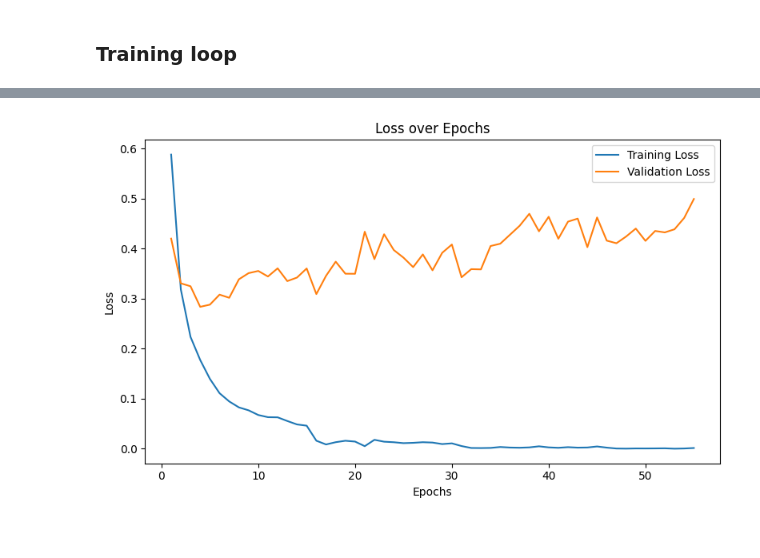
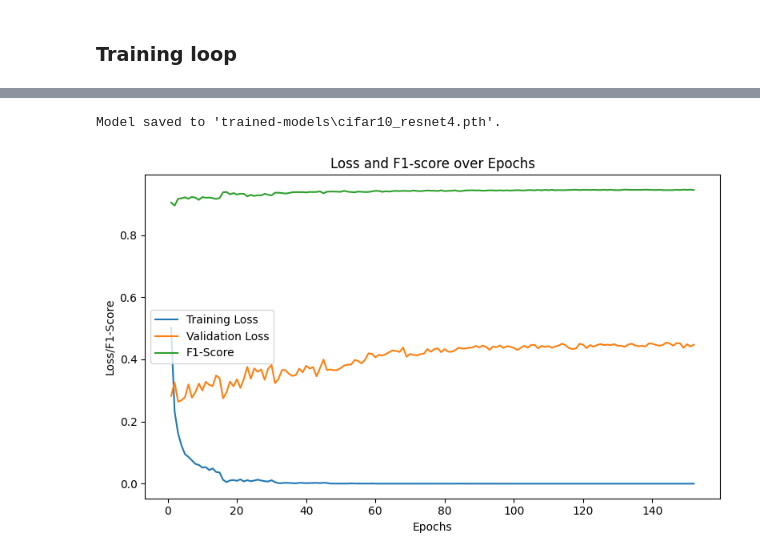
Before and after one commit to SnowdasNeves/wildlife-image-classifier, a Jupyter notebook: cifar10_resnet.ipynb, the cells around one changed output, grey strips where cells are left out. Cells and saved outputs as stored; diff of their text form; code cells hidden in the pictures.

Commit message:
trained final cifar only model

```diff
--- a/cifar10_resnet.ipynb
+++ b/cifar10_resnet.ipynb
@@ -82,7 +84,7 @@ resnet.fc = nn.Sequential(
 # %%
 model = resnet.to(device)
 
-learning_rate = 0.0005
+learning_rate = 0.0003
 
 criterion = nn.CrossEntropyLoss()
 # optimizer = optim.Adam(filter(lambda p: p.requires_grad, model.parameters()), lr=learning_rate)
@@ -91,9 +93,15 @@ scheduler = optim.lr_scheduler.StepLR(optimizer, step_size=15, gamma=0.5)
 # %% [markdown]
 ### Training loop
 # %%
+# Added f1-score evaluation and early stopping
 num_epochs = 200
+
 train_losses = []
 val_losses = []
+f1_scores = []
+
+best_val_f1 = 0
+patience = 20  # Number of epochs to wait for f1-score improvement before early stopping
 
 for epoch in range(1, num_epochs + 1):
     model.train()
@@ -116,6 +124,8 @@ for epoch in range(1, num_epochs + 1):
 
     model.eval()
     val_running_loss = 0.0
+    all_val_preds = []
+    all_val_labels = []
 
     with torch.no_grad():
         for inputs, labels in valloader:
@@ -126,14 +136,33 @@ for epoch in range(1, num_epochs + 1):
 
             val_running_loss += loss.item() * inputs.size(0)
 
+            _, preds = torch.max(outputs, 1)
+            all_val_preds.extend(preds.cpu().numpy())
+            all_val_labels.extend(labels.cpu().numpy())
+
     epoch_val_loss = val_running_loss / len(valloader.dataset)
     val_losses.append(epoch_val_loss)
 
+    epoch_val_f1 = f1_score(all_val_labels, all_val_preds, average='weighted')
+    f1_scores.append(epoch_val_f1)
+
     if epoch % 10 == 0:
-        print(f"Epoch [{epoch}/{num_epochs}], Training Loss: {epoch_loss:.6f}, Validation Loss: {epoch_val_loss:.6f}")
+        print(f"Epoch [{epoch}/{num_epochs}], Training Loss: {epoch_loss:.6f}, Validation Loss: {epoch_val_loss:.6f}, Validation F1-Score: {epoch_val_f1:.4f}")
 
-    if epoch > 75:
-        if np.mean(train_losses[-20:]) - train_losses[-1] < 0.0002 or val_losses[-1] - np.mean(val_losses) > 0.3:
-            print(f"Early stopping at epoch [{epoch}/{num_epochs}] due to minimal training loss decrease. Final training loss: {epoch_loss:.6f}, Final validation loss: {epoch_val_loss:.6f}")
+    if epoch > 50:
+        if epoch_val_f1 > best_val_f1:
+            best_val_f1 = epoch_val_f1
+            no_improvement_epochs = 0
+        else:
+            no_improvement_epochs += 1
+            if no_improvement_epochs >= patience:
+                print(f"\n*Early stopping triggered: no improvement in validation F1-Score for {patience} consecutive epochs.*")
+                print(f"Epoch [{epoch}/{num_epochs}], Final Training Loss: {epoch_loss:.6f}, Final Validation Loss: {epoch_val_loss:.6f}, Final Validation F1-Score: {epoch_val_f1:.4f}")
+                break
+
+        # if val_losses[-1] - np.mean(val_losses) > 0.2:
+        if epoch_val_loss > 0.7:
+            print("\n*Early stopping triggered: validation loss increase above threshold.*")
+            print(f"Epoch [{epoch}/{num_epochs}], Final training loss: {epoch_loss:.6f}, Final validation loss: {epoch_val_loss:.6f}")
             break
 # %% [output]
@@ -218,24 +187,27 @@ Epoch [61/200], Final Training Loss: 0.000711, Final Validation Loss: 0.461676,
 # %%
 trained_models_dir = 'trained-models'
-model_name = 'cifar10_resnet3.pth'
+model_name = 'cifar10_resnet4.pth'
 
 os.makedirs(trained_models_dir, exist_ok=True)  # Create folder if it doesn't exist
 
 torch.save(model.state_dict(), os.path.join(trained_models_dir, model_name))
 
 print(f"Model saved to '{os.path.join(trained_models_dir, model_name)}'.")
+# %% [output]
+Model saved to 'trained-models\cifar10_resnet4.pth'.
 # %%
 plt.figure(figsize=(8, 5))
 plt.plot(range(1, epoch + 1), train_losses, label='Training Loss')
 plt.plot(range(1, epoch + 1), val_losses, label='Validation Loss')
+plt.plot(range(1, epoch + 1), f1_scores, label='F1-Score')
 plt.xlabel('Epochs')
-plt.ylabel('Loss')
-plt.title('Loss over Epochs')
+plt.ylabel('Loss/F1-Score')
+plt.title('Loss and F1-score over Epochs')
 plt.legend()
 plt.tight_layout()
 plt.show()
 # %% [output]
-[figure, old version]
+[figure, new version]
 # %%
 model.eval()
 all_preds = []
```
Also changed, not shown: parts of 4 cells of this notebook, 2 other files.
